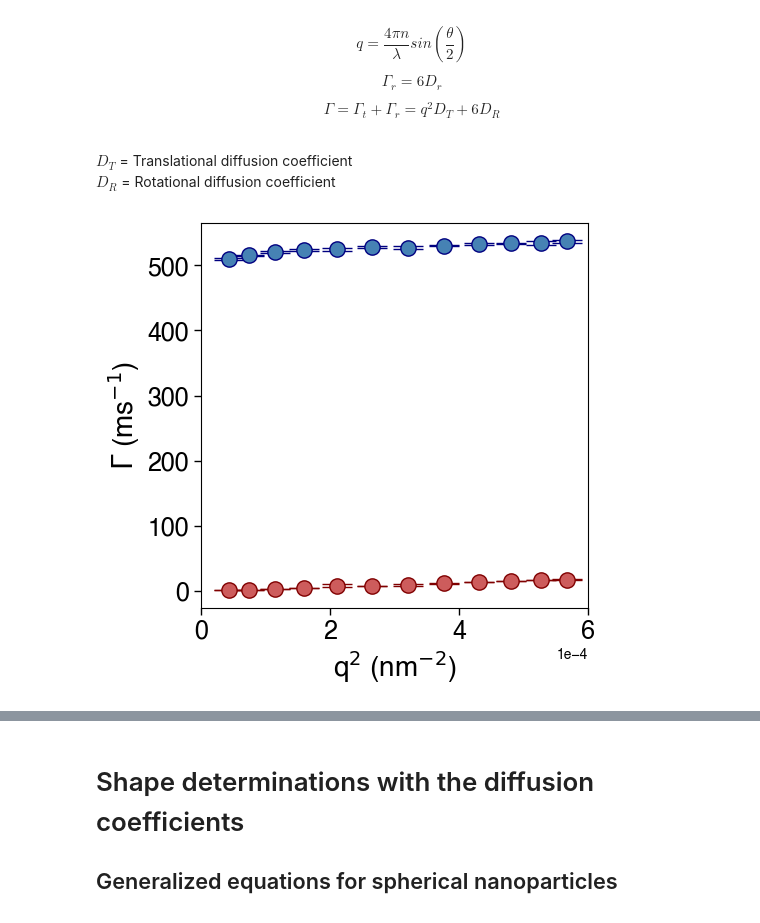
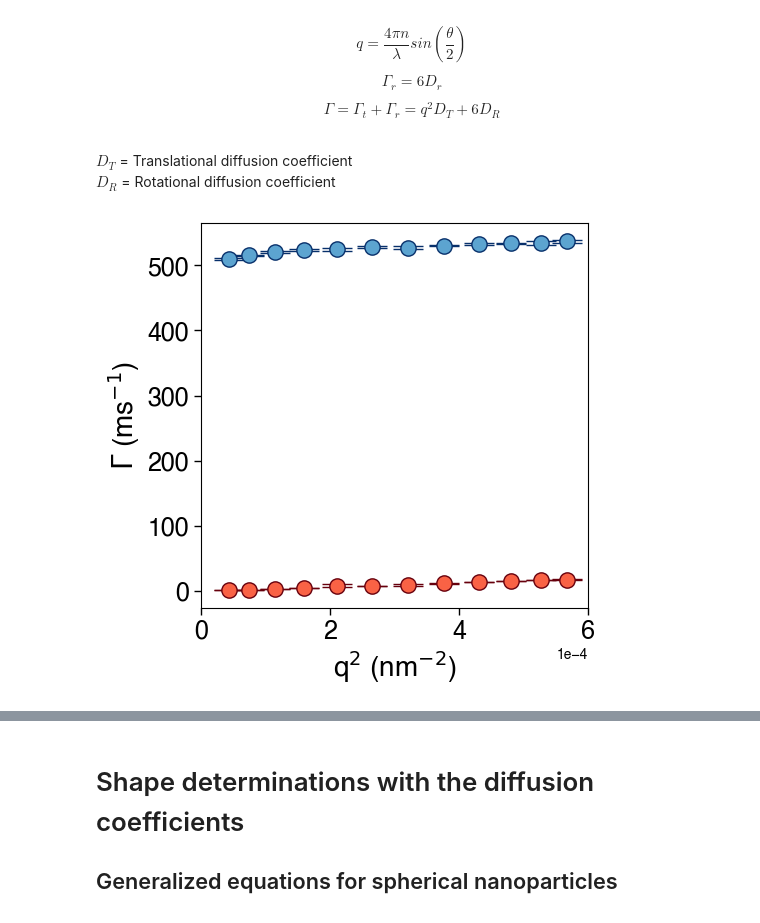
Before and after one commit to Ningravi/Anisotropic-NPs-Shape-Determination, a Jupyter notebook: Anisotropic Nanoparticle Size Determination using DLS and DDLS .ipynb, the cells around one changed output, grey strips where cells are left out. Drawn from its saved outputs; the diff is of its cells as text; code cells hidden in the pictures.

```diff
--- a/Anisotropic Nanoparticle Size Determination using DLS and DDLS .ipynb
+++ b/Anisotropic Nanoparticle Size Determination using DLS and DDLS .ipynb
@@ -632,33 +632,33 @@ $D_R$ = Rotational diffusion coefficient
 # %%
 # Calculate q^2 from the measured angles
 # Plot the fitted decay coefficients or gamma_mix and gamma_t
 # All three measured data sets were fitted the data and used to plot here
 
 angle_rad = [np.deg2rad(x) for x in angles]
 n = 1.33
 lambd = 660 #nm
 
 q = [(4*np.pi*n*np.sin(x/2))/(lambd) for x in angle_rad]
 q2 = [x**2 for x in q]
 q2_2 = ['{:.6f}'.format(x) for x in q2]
 
 fig, ax = plt.subplots(figsize=(5, 5))
-plt.errorbar(q2, average_gammas_VV, yerr=std_gammas_VV, fmt='o', markersize=11, capsize=11, linewidth=2, markerfacecolor=c_l_DLS, markeredgecolor=c_DLS, color=c_DLS)
-plt.errorbar(q2, average_gammas_VH, yerr=std_gammas_VH, fmt='o', markersize=11, capsize=11, linewidth=2, markerfacecolor=c_l_DDLS, markeredgecolor=c_DDLS, color=c_DDLS)
+plt.errorbar(q2, average_gammas_VV, yerr=std_gammas_VV, fmt='o', markersize=11, capsize=11, linewidth=2, markerfacecolor=cmap_VV(0.4), markeredgecolor=cmap_VV(0.99), color=cmap_VV(0.99))
+plt.errorbar(q2, average_gammas_VH, yerr=std_gammas_VH, fmt='o', markersize=11, capsize=11, linewidth=2, markerfacecolor=cmap_VH(0.4), markeredgecolor=cmap_VH(0.99), color=cmap_VH(0.99))
 
 plt.xlabel('q$^2$ (nm$^{-2}$)', fontsize=20)
 plt.ylabel('$\Gamma$ (ms$^{-1}$)', fontsize=20)
 plt.tick_params(axis='y', length=5, width=1, color='black', direction='out', labelsize=18)
 plt.tick_params(axis='x', length=5, width=1, color='black', direction='out', labelsize=18)
 formatter = ScalarFormatter()
 formatter.set_powerlimits((-4, -4))
 ax.xaxis.set_major_formatter(formatter)
 plt.xlim(0, 6E-4)
 #plt.ylim(0, 600)
 #plt.title('Average Gamma vs. q2', fontsize=20)
 plt.show()
 # %% [output]
-[figure, old version]
+[figure, new version]
 # %%
 # Fit the linear lines \Gamma = \Gamma_t+\Gamma_r = q^2D_T+6D_R to obtain D_t and D_r
 
```
Also changed, not shown: parts of 2 cells of this notebook.
